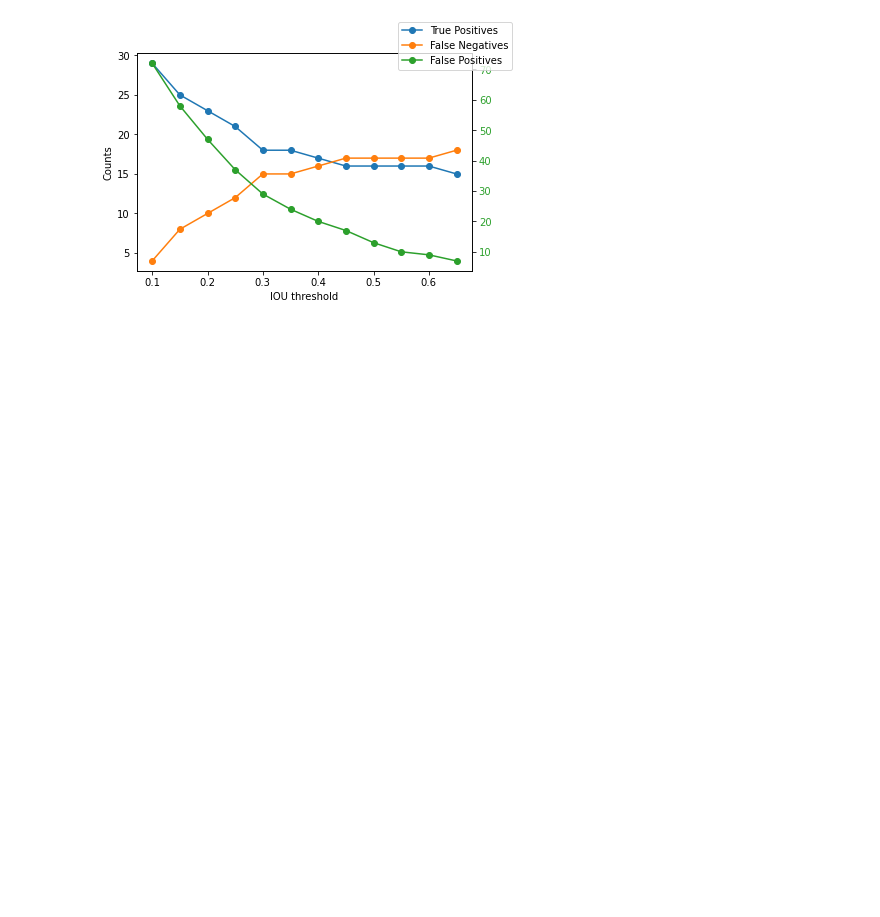
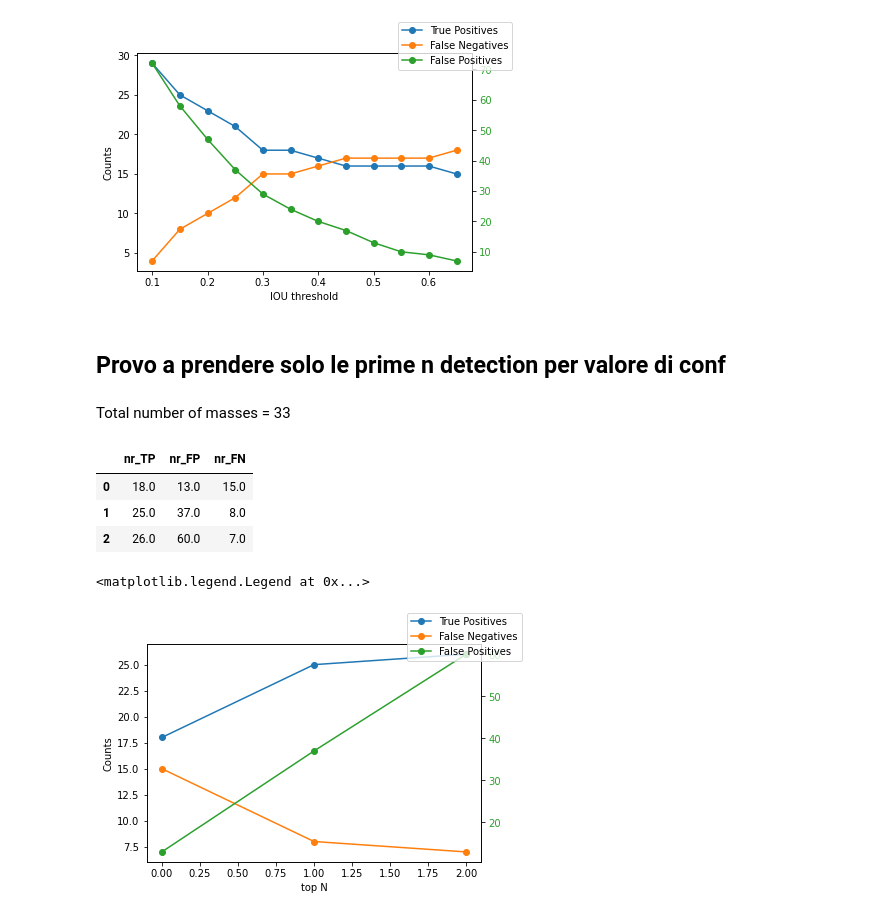
Before and after one commit to andreaberti11235/detection_analysis, a Jupyter notebook: plot_count_ensemble.ipynb, the cells around one changed output. Drawn from its saved outputs; the diff is of its cells as text; code cells hidden in the pictures; blank space fills up the shorter version.

Commit message:
added script top n conf

```diff
--- a/plot_count_ensemble.ipynb
+++ b/plot_count_ensemble.ipynb
@@ -118,3 +118,36 @@ fig.legend()
 # %% [output]
 <matplotlib.legend.Legend at 0x...>
 [figure]
+# %% [markdown]
+## Provo a prendere solo le prime n detection per valore di conf
+# %% [markdown]
+Total number of masses = 33
+# %%
+txt_file = '/Users/andreaberti/Documents/work/DBT/test_inference/plot_ensemble/detections_conf_originals_first2.txt'
+df = pd.read_csv(txt_file, sep= ' ')
+# %%
+df
+# %% [output]
+|  | nr_TP | nr_FP | nr_FN |
+| 0 | 18.0 | 13.0 | 15.0 |
+| 1 | 25.0 | 37.0 | 8.0 |
+| 2 | 26.0 | 60.0 | 7.0 |
+# %%
+first_n = np.arange(3)
+# %%
+fig, ax1 = plt.subplots()
+ax1.set_xlabel('top N')
+ax1.set_ylabel('Counts')
+ax1.plot(first_n, df.loc[:, 'nr_TP'], '-o', label='True Positives')
+ax1.plot(first_n, df.loc[:, 'nr_FN'], '-o', label='False Negatives')
+
+ax2 = ax1.twinx()  # instantiate a second axes that shares the same x-axis
+color = 'tab:green'
+ax2.plot(first_n, df.loc[:, 'nr_FP'], '-o', color=color, label='False Positives')
+ax2.tick_params(axis='y', labelcolor=color)
+
+fig.legend()
+#fig.tight_layout()
+# %% [output]
+<matplotlib.legend.Legend at 0x...>
+[figure, added]
```
